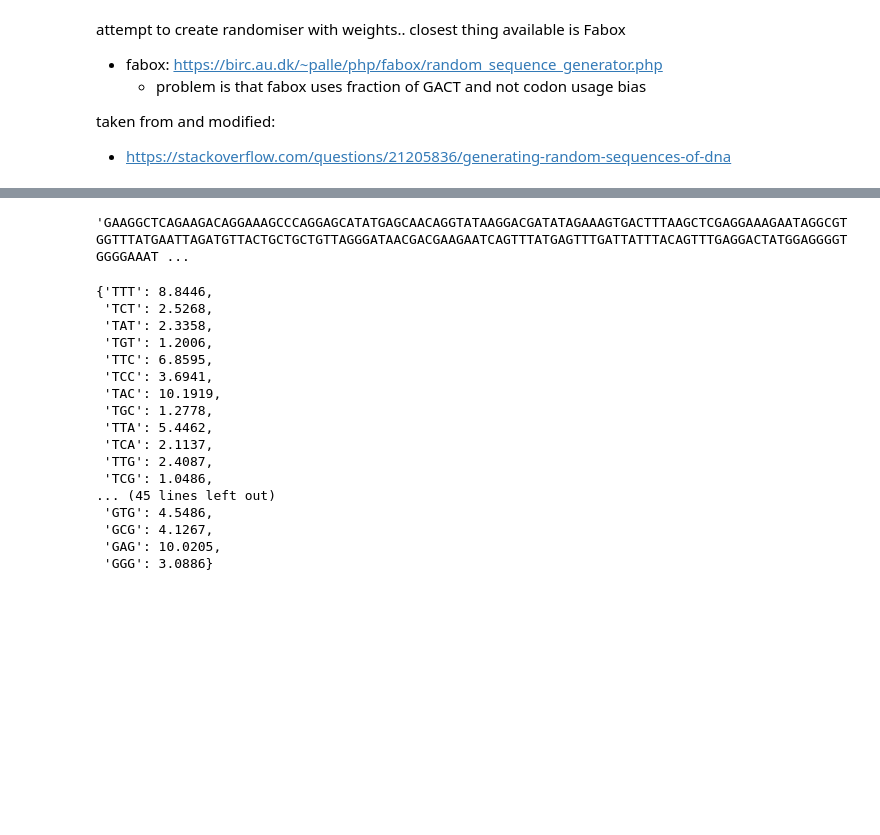
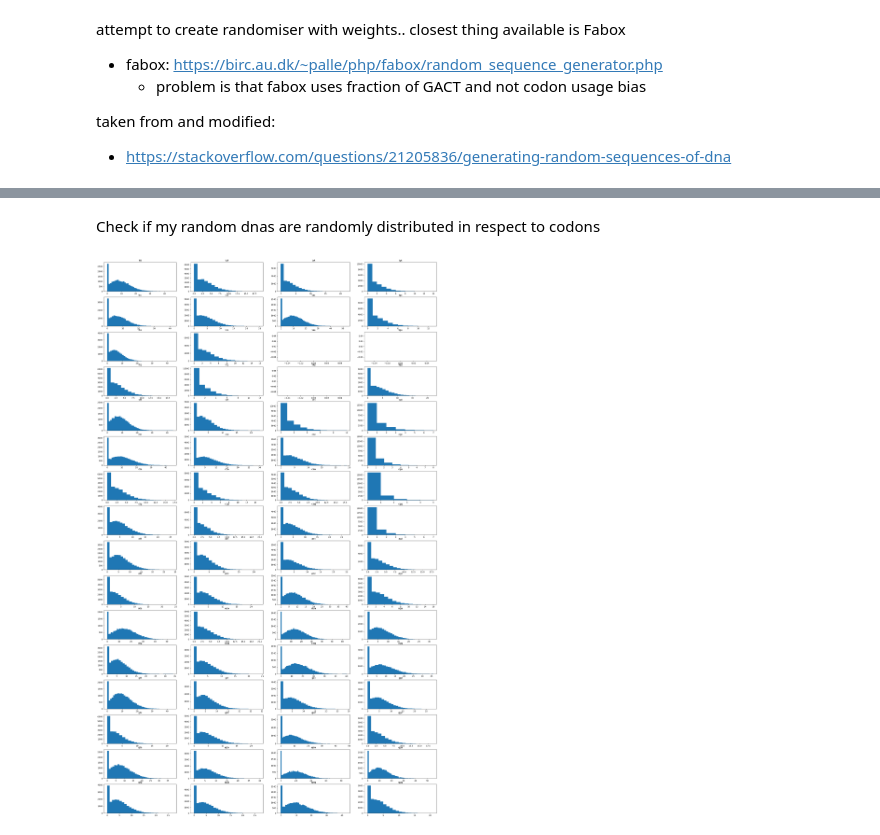
Before and after one commit to ratboitripleseven/NewGenes, a Jupyter notebook: recreate_HGTDB.ipynb, the cells around one changed output, grey strips where cells are left out. Cells and saved outputs as stored; diff of their text form; code cells hidden in the pictures; blank space fills up the shorter version.

```diff
--- a/recreate_HGTDB.ipynb
+++ b/recreate_HGTDB.ipynb
@@ -833,3 +852,22 @@ for i in range(10000):
+# %%
+CODE = {
+    'ttt': 'F', 'tct': 'S', 'tat': 'Y', 'tgt': 'C',
+    'ttc': 'F', 'tcc': 'S', 'tac': 'Y', 'tgc': 'C',
+    'tta': 'L', 'tca': 'S', 'taa': '*', 'tga': '*',
+    'ttg': 'L', 'tcg': 'S', 'tag': '*', 'tgg': 'W',
+    'ctt': 'L', 'cct': 'P', 'cat': 'H', 'cgt': 'R',
+    'ctc': 'L', 'ccc': 'P', 'cac': 'H', 'cgc': 'R',
+    'cta': 'L', 'cca': 'P', 'caa': 'Q', 'cga': 'R',
+    'ctg': 'L', 'ccg': 'P', 'cag': 'Q', 'cgg': 'R',
+    'att': 'I', 'act': 'T', 'aat': 'N', 'agt': 'S',
+    'atc': 'I', 'acc': 'T', 'aac': 'N', 'agc': 'S',
+    'ata': 'I', 'aca': 'T', 'aaa': 'K', 'aga': 'R',
+    'atg': 'M', 'acg': 'T', 'aag': 'K', 'agg': 'R',
+    'gtt': 'V', 'gct': 'A', 'gat': 'D', 'ggt': 'G',
+    'gtc': 'V', 'gcc': 'A', 'gac': 'D', 'ggc': 'G',
+    'gta': 'V', 'gca': 'A', 'gaa': 'E', 'gga': 'G',
+    'gtg': 'V', 'gcg': 'A', 'gag': 'E', 'ggg': 'G'
+}
 # %%
 len(list_of_random_dnas)
 # %% [output]
@@ -841,4 +874,0 @@ list_of_random_dnas[0]
-# %%
-list_of_random_dnas[7]
-# %% [output]
-'GAAGGCTCAGAAGACAGGAAAGCCCAGGAGCATATGAGCAACAGGTATAAGGACGATATAGAAAGTGACTTTAAGCTCGAGGAAAGAATAGGCGTGGTTTATGAATTAGATGTTACTGCTGCTGTTAGGGATAACGACGAAGAATCAGTTTATGAGTTTGATTATTTACAGTTTGAGGACTATGGAGGGGTGGGGAAAT ...
@@ -847,7 +875,22 @@ from data.utils.NCBI.metrics.calc_cub import calc_cub
-# %%
-# calculate cub for each generated sequences
-
-list_of_cubs = []
-for i in range(10000):
-    list_of_cubs.append(calc_cub(list_of_random_dnas[i]))
+# %% [markdown]
+Check if my random dnas are randomly distributed in respect to codons
+# %%
+def plot_distribution_cub_generated(list_of_random_dnas):
+    codon_count_list = {}
+    for code in CODE:
+        codon_count_list[code.upper()]=[]
+
+    for dna in list_of_random_dnas:
+        current_random_dna_cub = calc_cub(dna)
+        for code in CODE:
+            codon_count_list[code.upper()].append(current_random_dna_cub[code.upper()])
+    fig = plt.figure(figsize=(30,50))
+    for i,code in enumerate(CODE):
+        ax = fig.add_subplot(16, 4, i+1)
+        ax.set_title(code)
+        ax.hist(codon_count_list[code.upper()],list(set(codon_count_list[code.upper()])))
+# %%
+plot_distribution_cub_generated(list_of_random_dnas)
+# %% [output]
+[figure, added]
 # %%
@@ -866,20 +915,0 @@ for cds in mean_cub_gen:
-# %%
-mean_cub_gen
-# %% [output]
-{'TTT': 8.8446,
- 'TCT': 2.5268,
- 'TAT': 2.3358,
- 'TGT': 1.2006,
- 'TTC': 6.8595,
- 'TCC': 3.6941,
- 'TAC': 10.1919,
- 'TGC': 1.2778,
- 'TTA': 5.4462,
- 'TCA': 2.1137,
- 'TTG': 2.4087,
- 'TCG': 1.0486,
-... (45 lines left out)
- 'GTG': 4.5486,
- 'GCG': 4.1267,
- 'GAG': 10.0205,
- 'GGG': 3.0886}
```
Also changed, not shown: parts of 40 cells of this notebook, 1 other file.
